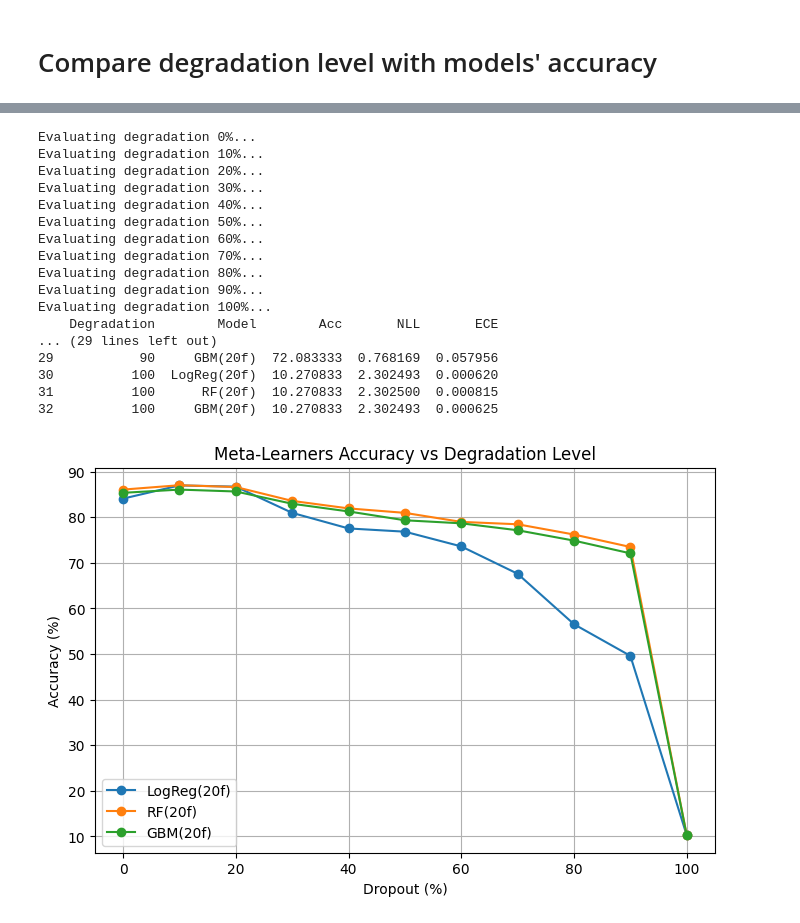
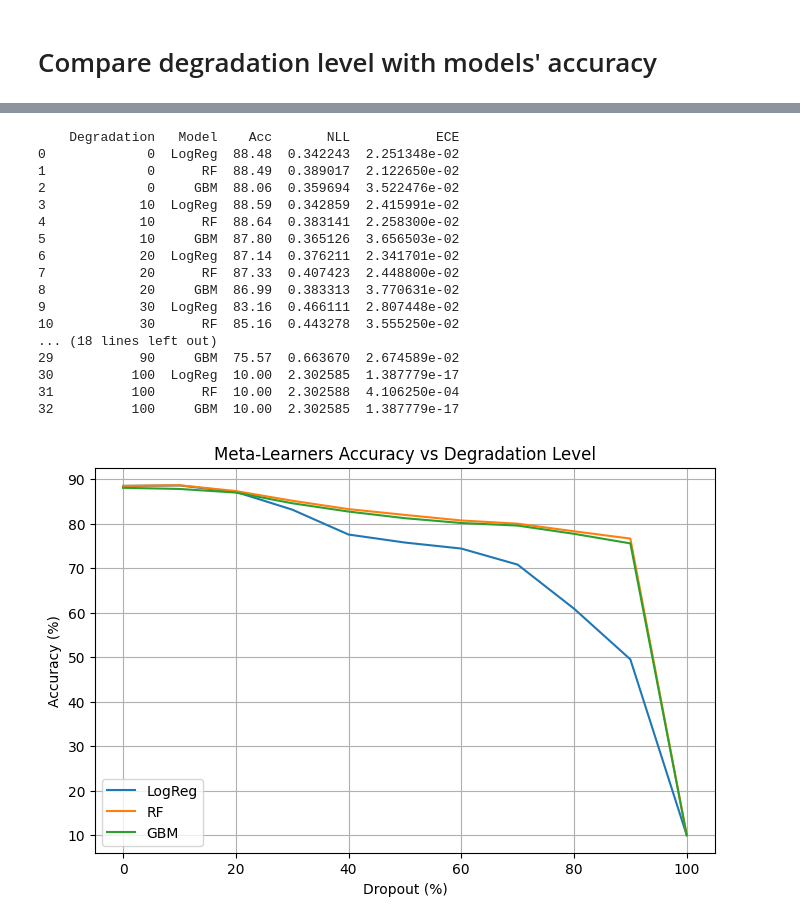
Before and after one commit to sssabere/Project_in_DataScience_Bayesian_DeepNeuralNetwork, a Jupyter notebook: Combine_CNN_BLR_ioanna.ipynb, the cells around one changed output, grey strips where cells are left out. Drawn from its saved outputs; the diff is of its cells as text; code cells hidden in the pictures.

```diff
--- a/Combine_CNN_BLR_ioanna.ipynb
+++ b/Combine_CNN_BLR_ioanna.ipynb
@@ -420,8 +453,7 @@ def stacking_multinomial_from_frames(cnn_val_df, nb_val_df, cnn_test_df, nb_test
     stacker = LogisticRegression(
         multi_class="multinomial",
         solver="lbfgs",
-        max_iter=1000
-    )
+        max_iter=1000)
     stacker.fit(x_val, y_val)
 
     # Get the predicted & calibrated probs
@@ -994,76 +1021,74 @@ from sklearn.ensemble import RandomForestClassifier, GradientBoostingClassifier
 def eval_per_level(level, model_name, model):
     X, y = load_level(level)
     skf = StratifiedKFold(n_splits=5, shuffle=True, random_state=0)
-    accs, nlls, eces = [], [], []
+    acc, nll, ece = [], [], []
     for tr, te in skf.split(X, y):
         model.fit(X[tr], y[tr])
         P = model.predict_proba(X[te])
-        accs.append((P.argmax(1) == y[te]).mean()*100)
-        nlls.append(log_loss(y[te], P, labels=np.arange(P.shape[1])))
-        eces.append(ece_score(P, y[te]))
+        acc.append((P.argmax(1) == y[te]).mean()*100)
+        nll.append(log_loss(y[te], P, labels=np.arange(P.shape[1])))
+        ece.append(ece_score(P, y[te]))
     return {
         "Degradation": level,
         "Model": model_name,
-        "Acc": np.mean(accs),
-        "NLL": np.mean(nlls),
-        "ECE": np.mean(eces)
-    }
+        "Acc": np.mean(acc),
+        "NLL": np.mean(nll),
+        "ECE": np.mean(ece)}
 # %%
 levels = [0,10,20,30,40,50,60,70,80,90,100]
 meta_results_all = []
 
 for level in levels:
-    print(f"Evaluating degradation {level}%...")
 
     # Logistic Regression
     logreg = LogisticRegression(max_iter=1000, C=0.5)
-    meta_results_all.append(eval_per_level(level, "LogReg(20f)", logreg))
+    meta_results_all.append(eval_per_level(level, "LogReg", logreg))
 
     # Random Forest
     rf = RandomForestClassifier(n_estimators=200, max_depth=None, random_state=0)
-    meta_results_all.append(eval_per_level(level, "RF(20f)", rf))
+    meta_results_all.append(eval_per_level(level, "RF", rf))
 
     # Gradient Boosting
     gb = GradientBoostingClassifier(n_estimators=300, learning_rate=0.05, max_depth=3, random_state=0)
-    meta_results_all.append(eval_per_level(level, "GBM(20f)", gb))
+    meta_results_all.append(eval_per_level(level, "GBM", gb))
 
 meta_results_df = pd.DataFrame(meta_results_all)
 meta_results_df.to_csv("meta_learners_per_level_results.csv", index=False)
 print(meta_results_df)
 # %% [output]
-Evaluating degradation 0%...
-Evaluating degradation 10%...
-Evaluating degradation 20%...
-Evaluating degradation 30%...
-Evaluating degradation 40%...
-Evaluating degradation 50%...
-Evaluating degradation 60%...
-Evaluating degradation 70%...
-Evaluating degradation 80%...
-Evaluating degradation 90%...
-Evaluating degradation 100%...
-    Degradation        Model        Acc       NLL       ECE
-... (29 lines left out)
-29           90     GBM(20f)  72.083333  0.768169  0.057956
-30          100  LogReg(20f)  10.270833  2.302493  0.000620
-31          100      RF(20f)  10.270833  2.302500  0.000815
-32          100     GBM(20f)  10.270833  2.302493  0.000625
+    Degradation   Model    Acc       NLL           ECE
+0             0  LogReg  88.48  0.342243  2.251348e-02
+1             0      RF  88.49  0.389017  2.122650e-02
+2             0     GBM  88.06  0.359694  3.522476e-02
+3            10  LogReg  88.59  0.342859  2.415991e-02
+4            10      RF  88.64  0.383141  2.258300e-02
+5            10     GBM  87.80  0.365126  3.656503e-02
+6            20  LogReg  87.14  0.376211  2.341701e-02
+7            20      RF  87.33  0.407423  2.448800e-02
+8            20     GBM  86.99  0.383313  3.770631e-02
+9            30  LogReg  83.16  0.466111  2.807448e-02
+10           30      RF  85.16  0.443278  3.555250e-02
+... (18 lines left out)
+29           90     GBM  75.57  0.663670  2.674589e-02
+30          100  LogReg  10.00  2.302585  1.387779e-17
+31          100      RF  10.00  2.302588  4.106250e-04
+32          100     GBM  10.00  2.302585  1.387779e-17
 # %%
 import matplotlib.pyplot as plt
 
 plt.figure(figsize=(8,5))
-for m in ["LogReg(20f)", "RF(20f)", "GBM(20f)"]:
+for m in ["LogReg", "RF", "GBM"]:
     subset = meta_results_df[meta_results_df["Model"] == m]
-    plt.plot(subset["Degradation"], subset["Acc"], 'o-', label=m)
+    plt.plot(subset["Degradation"], subset["Acc"], label=m)
 
 plt.xlabel("Dropout (%)")
 plt.ylabel("Accuracy (%)")
 plt.title("Meta-Learners Accuracy vs Degradation Level")
 plt.legend()
 plt.grid(True)
 plt.show()
 # %% [output]
-[figure, old version]
+[figure, new version]
 # %%
 importance_results = []
 
```
Also changed, not shown: parts of 44 cells of this notebook, 1 other file.
